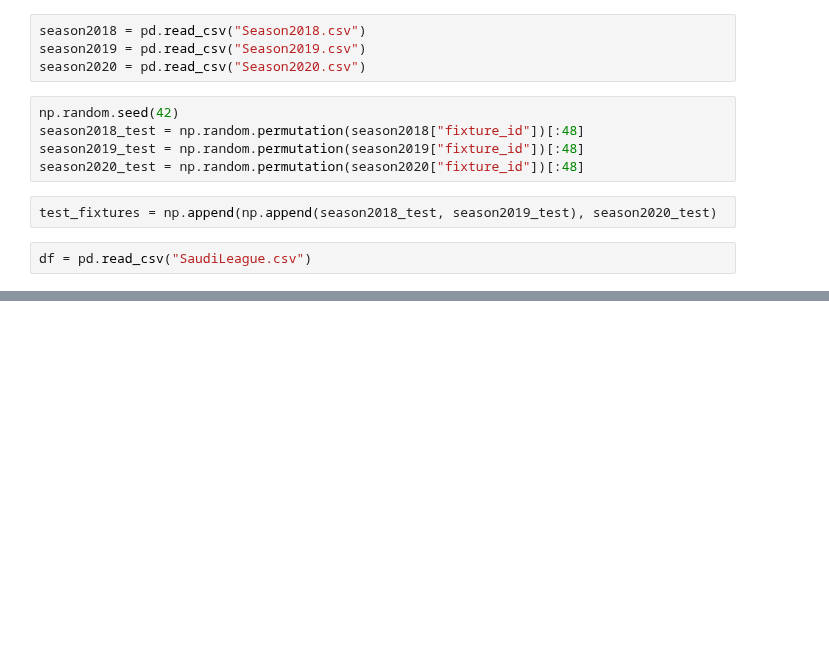
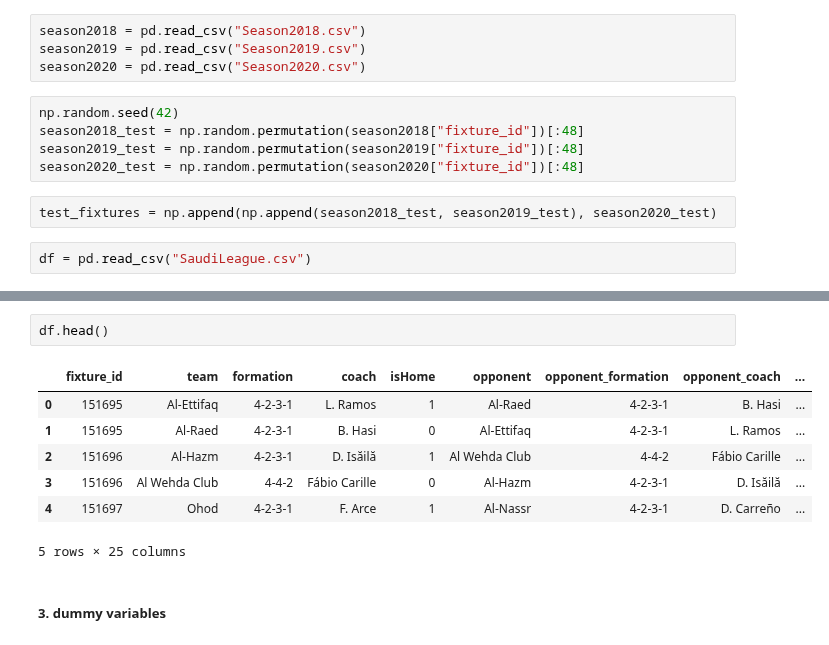
Before and after one commit to Link20222/SaudiLeague, a Jupyter notebook: Modeling.ipynb, the cells around one changed output, grey strips where cells are left out. Drawn from its saved outputs; the diff is of its cells as text; blank space fills up the shorter version.

```diff
--- a/Modeling.ipynb
+++ b/Modeling.ipynb
@@ -47,0 +126,12 @@ train.shape
+# %%
+df.head()
+# %% [output]
+|  | fixture_id | team | formation | coach | isHome | opponent | opponent_formation | opponent_coach | ... |
+| 0 | 151695 | Al-Ettifaq | 4-2-3-1 | L. Ramos | 1 | Al-Raed | 4-2-3-1 | B. Hasi | ... |
+| 1 | 151695 | Al-Raed | 4-2-3-1 | B. Hasi | 0 | Al-Ettifaq | 4-2-3-1 | L. Ramos | ... |
+| 2 | 151696 | Al-Hazm | 4-2-3-1 | D. Isăilă | 1 | Al Wehda Club | 4-4-2 | Fábio Carille | ... |
+| 3 | 151696 | Al Wehda Club | 4-4-2 | Fábio Carille | 0 | Al-Hazm | 4-2-3-1 | D. Isăilă | ... |
+| 4 | 151697 | Ohod | 4-2-3-1 | F. Arce | 1 | Al-Nassr | 4-2-3-1 | D. Carreño | ... |
+5 rows × 25 columns
+# %% [markdown]
+##### 3. dummy variables
```
Also changed, not shown: parts of 50 cells of this notebook, 4 other files.
